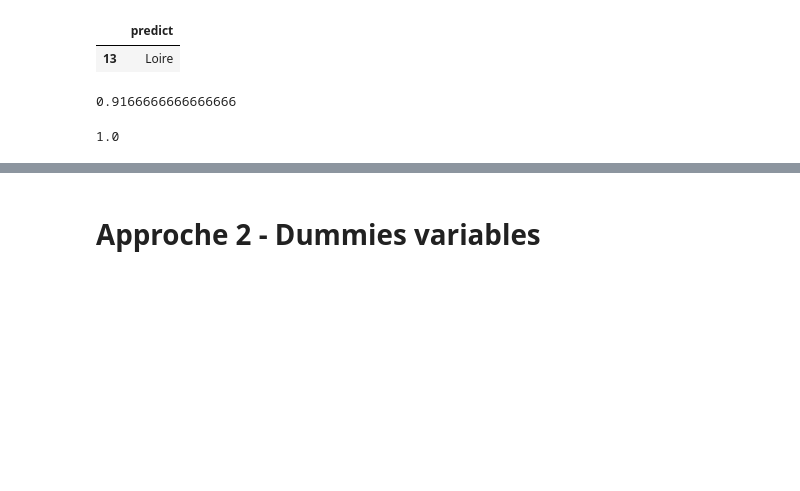
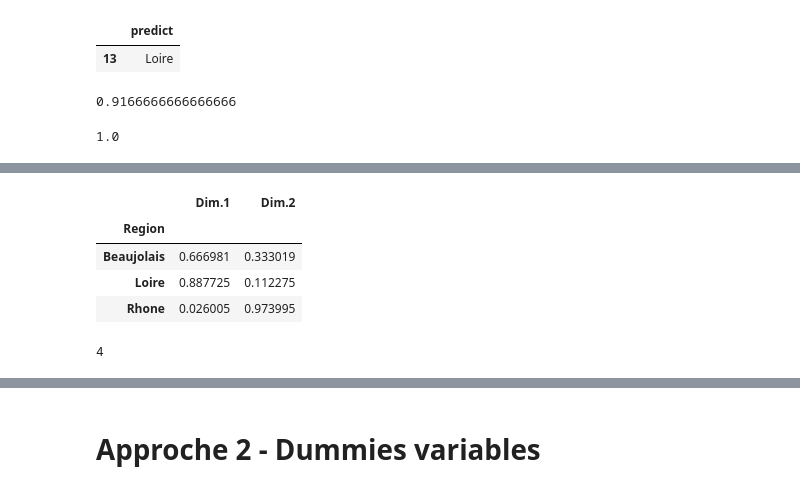
Before and after one commit to enfantbenidedieu/scientisttools, a Jupyter notebook: disca_example.ipynb, the cells around one changed output, grey strips where cells are left out. Saved outputs shown, nothing was run; the diff lists cells and outputs as text; code cells hidden in the pictures; blank space fills up the shorter version.

```diff
--- a/notebooks/disca_example.ipynb
+++ b/disca_example.ipynb
@@ -105,0 +127,14 @@ disca.score(XTrain,disca.predict(XTrain))
+# %%
+# Qualité de représentation
+disca.gcos2_
+# %% [output]
+|  | Dim.1 | Dim.2 |
+| Region |  |  |
+| Beaujolais | 0.666981 | 0.333019 |
+| Loire | 0.887725 | 0.112275 |
+| Rhone | 0.026005 | 0.973995 |
+# %%
+# Coordonnées des modalités
+disca.mod_stats_["n(l)"]["Woody_A"]
+# %% [output]
+4
```
Also changed, not shown: parts of 6 cells of this notebook, 17 other files.
